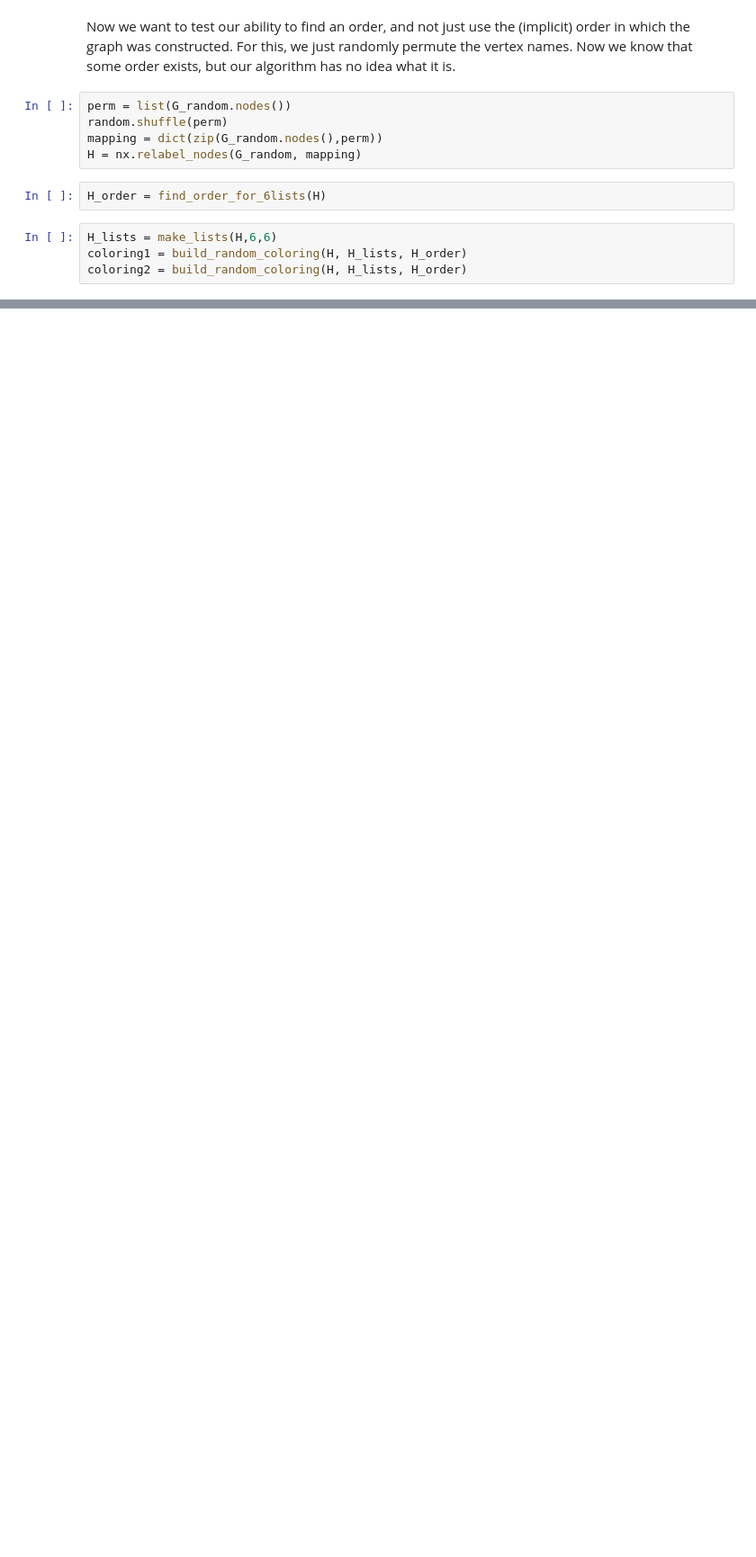
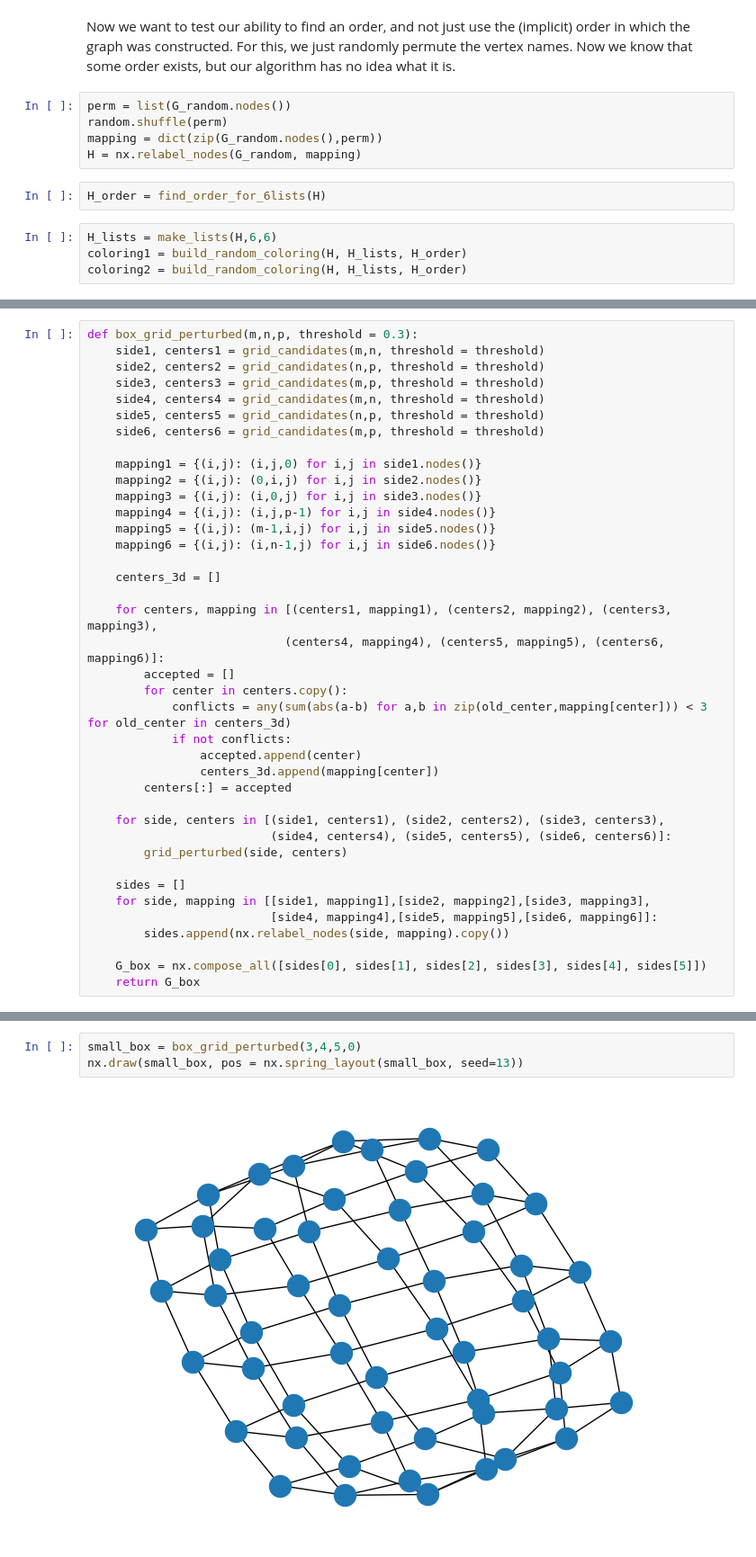
Before and after one commit to dancranston/dancranston.github.io, a Jupyter notebook: sparse-recoloring-polished.ipynb, the cells around one changed output, grey strips where cells are left out. Shown at 90% size. Saved outputs shown, nothing was run; the diff lists cells and outputs as text; blank space fills up the shorter version.

```diff
--- a/sparse-recoloring-polished.ipynb
+++ b/sparse-recoloring-polished.ipynb
@@ -1042,0 +1054,39 @@ Recoloring sequence is valid.
+# %%
+def box_grid_perturbed(m,n,p, threshold = 0.3):
+    side1, centers1 = grid_candidates(m,n, threshold = threshold)
+    side2, centers2 = grid_candidates(n,p, threshold = threshold)
+    side3, centers3 = grid_candidates(m,p, threshold = threshold)
+    side4, centers4 = grid_candidates(m,n, threshold = threshold)
+    side5, centers5 = grid_candidates(n,p, threshold = threshold)
+    side6, centers6 = grid_candidates(m,p, threshold = threshold)
+
+    mapping1 = {(i,j): (i,j,0) for i,j in side1.nodes()}
+    mapping2 = {(i,j): (0,i,j) for i,j in side2.nodes()}
+    mapping3 = {(i,j): (i,0,j) for i,j in side3.nodes()}
+    mapping4 = {(i,j): (i,j,p-1) for i,j in side4.nodes()}
+    mapping5 = {(i,j): (m-1,i,j) for i,j in side5.nodes()}
+    mapping6 = {(i,j): (i,n-1,j) for i,j in side6.nodes()}
+
+    centers_3d = []
+
+    for centers, mapping in [(centers1, mapping1), (centers2, mapping2), (centers3, mapping3),
+                            (centers4, mapping4), (centers5, mapping5), (centers6, mapping6)]:
+        accepted = []
+        for center in centers.copy():
+            conflicts = any(sum(abs(a-b) for a,b in zip(old_center,mapping[center])) < 3 for old_center in centers_3d)
+            if not conflicts:
+                accepted.append(center)
+                centers_3d.append(mapping[center])
+        centers[:] = accepted
+
+    for side, centers in [(side1, centers1), (side2, centers2), (side3, centers3),
+                          (side4, centers4), (side5, centers5), (side6, centers6)]:
+        grid_perturbed(side, centers)
+
+    sides = []
+    for side, mapping in [[side1, mapping1],[side2, mapping2],[side3, mapping3],
+                          [side4, mapping4],[side5, mapping5],[side6, mapping6]]:
+        sides.append(nx.relabel_nodes(side, mapping).copy())
+
+    G_box = nx.compose_all([sides[0], sides[1], sides[2], sides[3], sides[4], sides[5]])
+    return G_box
@@ -1042,0 +1095,5 @@ Recoloring sequence is valid.
+# %%
+small_box = box_grid_perturbed(3,4,5,0)
+nx.draw(small_box, pos = nx.spring_layout(small_box, seed=13))
+# %% [output]
+[figure, added]
```
Also changed, not shown: parts of 57 cells of this notebook.
